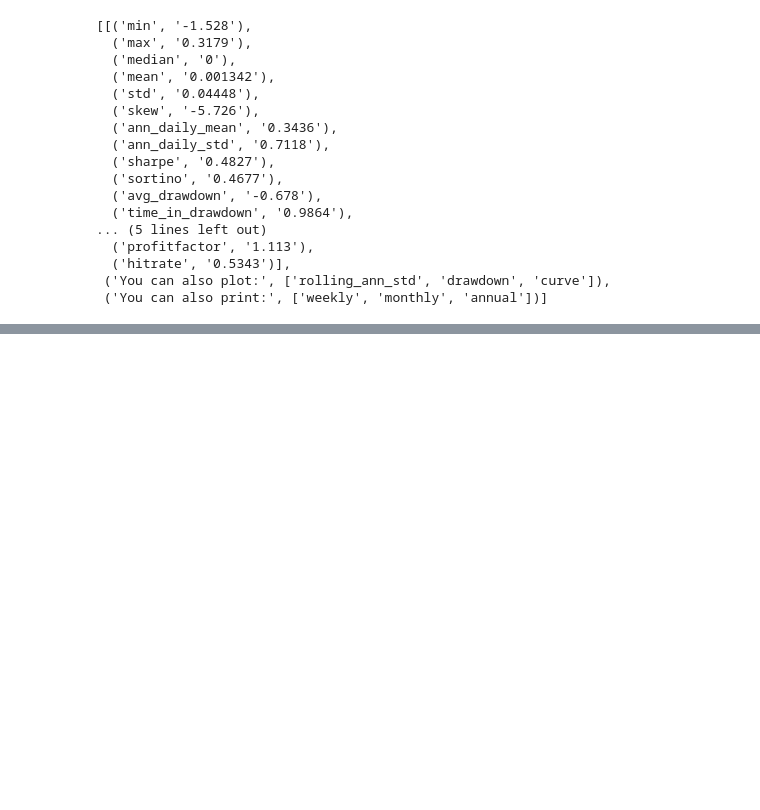
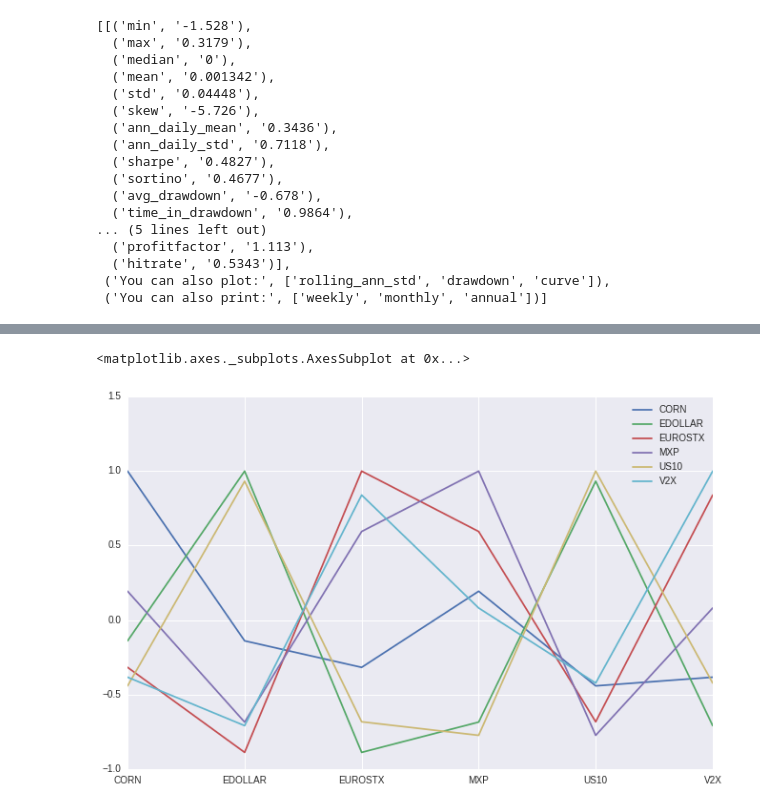
Before and after one commit to cmorgan/pysystemtrade, a Jupyter notebook: examples/introduction/chapter15.ipynb, the cells around one changed output, grey strips where cells are left out. Saved outputs shown, nothing was run; the diff lists cells and outputs as text; code cells hidden in the pictures; blank space fills up the shorter version.

```diff
--- a/examples/introduction/chapter15.ipynb
+++ b/examples/introduction/chapter15.ipynb
@@ -74,0 +91,5 @@ NonGuiException:
+# %%
+p[p.items[-2]].plot()
+# %% [output]
+<matplotlib.axes._subplots.AxesSubplot at 0x...>
+[figure, added]
```
Also changed, not shown: parts of 21 cells of this notebook.
